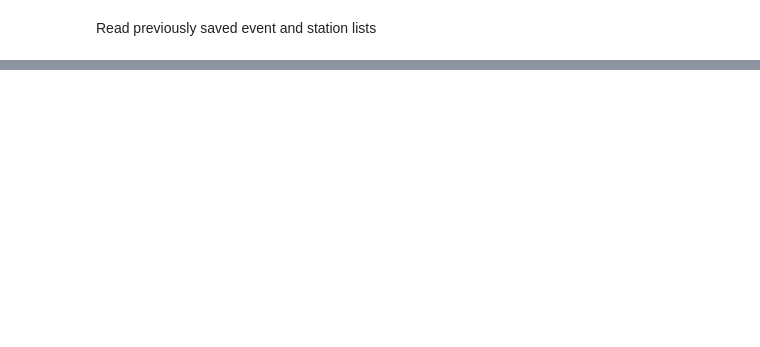
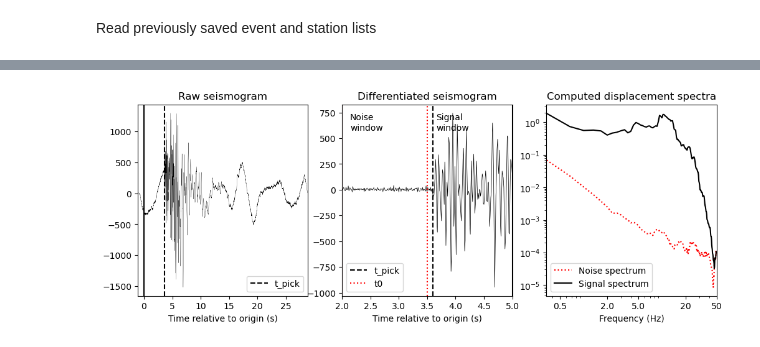
Before and after one commit to ivandevert/sdpy, a Jupyter notebook: compute_spec.ipynb, the cells around one changed output, grey strips where cells are left out. Cells and saved outputs as stored; diff of their text form; code cells hidden in the pictures; blank space fills up the shorter version.

```diff
--- a/compute_spec.ipynb
+++ b/compute_spec.ipynb
@@ -274,12 +304,11 @@ stn_req = 3.0
 # %%
 nt = int(window_length * resample_rate)
 dt = 1 / resample_rate
-df = Fn / (nf-1) # double check this
-nf = int(nt/2 + 1)
+nf = int(nt + 1)
+df = Fn / (nf-1)
 Fn = resample_rate / 2
 
 f = np.linspace(0, Fn, nf)
-
 
 print("Time series and spectra info:")
 print("---------------------------------------")
@@ -288,11 +317,8 @@ print(f"Window length:                 {window_length:.2f} sec")
 print(f"dt:                            {dt:.2f} sec")
 print(f"Samples/window (nt):           {nt}")
 print(f"Samples/frequency window (nf): {nf}")
+print(f"df:                            {df:.3f} Hz")
 print(f"Nyquist frequency:             {Fn:.1f} Hz")
-# print(f": {:.2f}")
-# print(f": {:.2f}")
-# print(f": {:.2f}")
-# print(f": {:.2f}")
 # %% [output]
 Time series and spectra info:
 ---------------------------------------
@@ -576,0 +642,74 @@ plt.show()
+# %%
+# Make an example plot of windowing and spectrum calculation
+
+tr = obspy.read()[0]
+
+# times relative to "origin" time
+tdif = -1.1
+t_pick = 3.6
+window_width = 1.5
+twindoff = -0.1
+nt = 150
+
+t0 = t_pick + twindoff
+
+t = tr.times()[:-1] + tdif
+
+inds = [np.argmin(np.abs(t - el)) for el in [t0-window_width, t0+window_width]]
+
+# data is velocity, x is acceleration (not exactly, but units of acc)
+x = np.diff(tr.data)
+xs = x[inds[0]:inds[1]]
+
+f1, s1 = MTSpec(xs[:nt], dt=0.01).rspec()
+f2, s2 = MTSpec(xs[nt:], dt=0.01).rspec()
+f1 = f1.flatten()
+f2 = f2.flatten()
+s1 = s1.flatten()
+s2 = s2.flatten()
+# not 'correct', but suppresses errors
+f1[0] = f1[1] / 2
+f2[0] = f2[1] / 2
+
+s1 /= (2*np.pi*f1)**2
+s2 /= (2*np.pi*f2)**2
+s1[0] = s1[1]
+s2[0] = s2[1]
+
+fig, axs = plt.subplots(nrows=1, ncols=3, figsize=(12,4))
+axs[0].plot(tr.times()+tdif, tr.data, c='k', linewidth=0.2)
+axs[0].axvline(t_pick, c='k', linestyle='--', label='t_pick')
+axs[0].axvline(0, c='k')
+axs[0].set_xlim([min(t), max(t)])
+axs[0].legend(loc='lower right')
+axs[0].set_title('Raw seismogram')
+
+axs[1].plot(t, x, c='k', linewidth=0.5)
+axs[1].axvline(t_pick, c='k', linestyle='--', label='t_pick')
+axs[1].axvline(t0, c='r', linestyle=':', label='t0')
+axs[1].axvline(t0-window_width, c='r')
+axs[1].axvline(t0+window_width, c='k')
+axs[1].set_xlim([t0-window_width, t0+window_width])
+axs[1].annotate('Noise\nwindow', xy=(0.34, 0.80), xycoords='figure fraction')
+axs[1].annotate('Signal\nwindow', xy=(0.455, 0.80), xycoords='figure fraction')
+axs[1].legend(loc='lower left')
+axs[1].set_title('Differentiated seismogram')
+
+axs[2].plot(f1, s1, c='r', linestyle=':', label='Noise spectrum')
+axs[2].plot(f2, s2, c='k', label='Signal spectrum')
+axs[2].legend(loc='lower left')
+axs[2].set_xscale('log')
+axs[2].set_yscale('log')
+axs[0].set_xlabel('Time relative to origin (s)')
+axs[1].set_xlabel('Time relative to origin (s)')
+axs[2].set_xlabel('Frequency (Hz)')
+axs[2].set_xticks([0.2, 0.5, 2.0, 5.0, 20, 50])
+axs[2].set_xticklabels([0.2, 0.5, 2.0, 5.0, 20, 50])
+axs[2].set_xlim([df, 50])
+axs[2].set_title('Computed displacement spectra')
+
+# plt.savefig("figures/windowing.pdf", bbox_inches="tight")
+
+plt.show()
+# %% [output]
+[figure, added]
```
Also changed, not shown: parts of 16 cells of this notebook, 5 other files.
